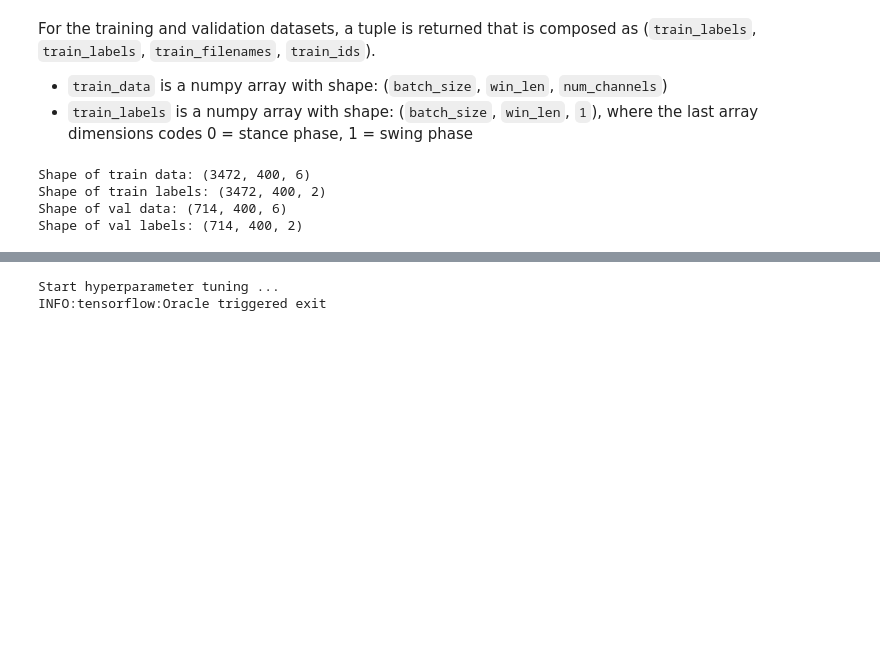
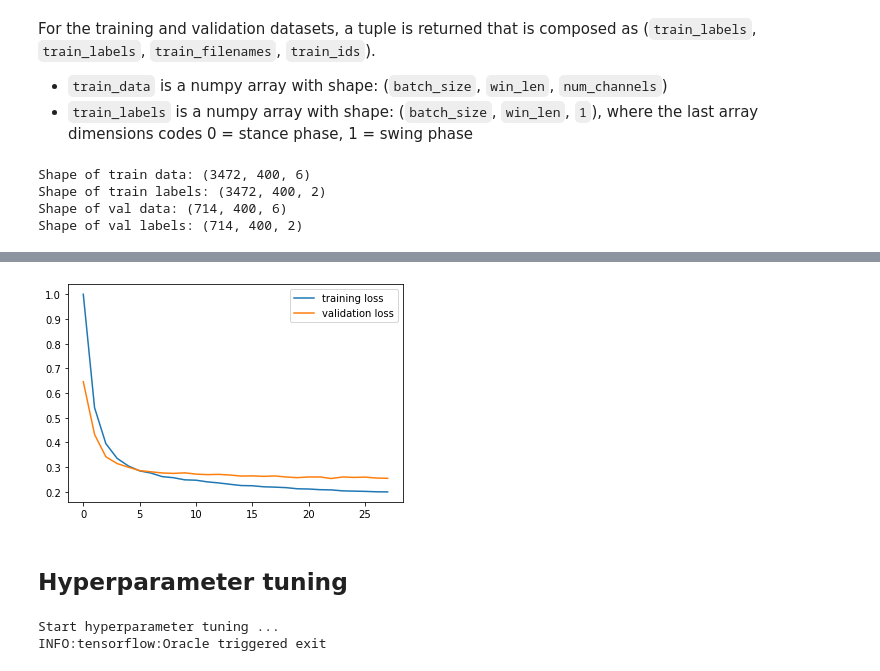
Before and after one commit to rmndrs89/my-gait-events-tcn, a Jupyter notebook: keepcontrol_example.ipynb, the cells around one changed output, grey strips where cells are left out. Cells and saved outputs as stored; diff of their text form; code cells hidden in the pictures; blank space fills up the shorter version.

```diff
--- a/keepcontrol_example.ipynb
+++ b/keepcontrol_example.ipynb
@@ -80,0 +94,6 @@ for i in range(train_labels.shape[-1]):
+# %%
+NB_FILTERS  = 8
+KERNEL_SIZE = 5
+PADDING     = "same"
+DILATIONS   = [2**i for i in range(1)]
+print(f"dilations: {DILATIONS}")
@@ -80,0 +140,3 @@ for i in range(train_labels.shape[-1]):
+# %%
+tcn_model = build_model(input_shape=train_data.shape[1:], num_classes=len(train_targets))
+tcn_model.summary()
@@ -80,0 +152,12 @@ for i in range(train_labels.shape[-1]):
+# %%
+# Fit model to training data
+history = tcn_model.fit(
+    x=train_data,
+    y=train_targets,
+    epochs=EPOCHS,
+    batch_size=32,
+    validation_data=(val_data, val_targets),
+    shuffle=True,
+    callbacks=[keras.callbacks.EarlyStopping(patience=5, monitor="val_loss")],
+    verbose=2
+)
@@ -81,3 +182,12 @@ for i in range(train_labels.shape[-1]):
+# %%
+plt.plot([history.history["loss"][i]/history.history["loss"][0] for i in range(len(history.history["loss"]))], label="training loss")
+plt.plot([history.history["val_loss"][i]/history.history["loss"][0] for i in range(len(history.history["loss"]))], label="validation loss")
+plt.legend()
+plt.show()
+# %% [output]
+[figure, added]
+# %% [markdown]
+## Hyperparameter tuning
 # %%
 # Hyperparameter tuning
 tuner = tune(
```
Also changed, not shown: parts of 8 cells of this notebook, 2 other files.
